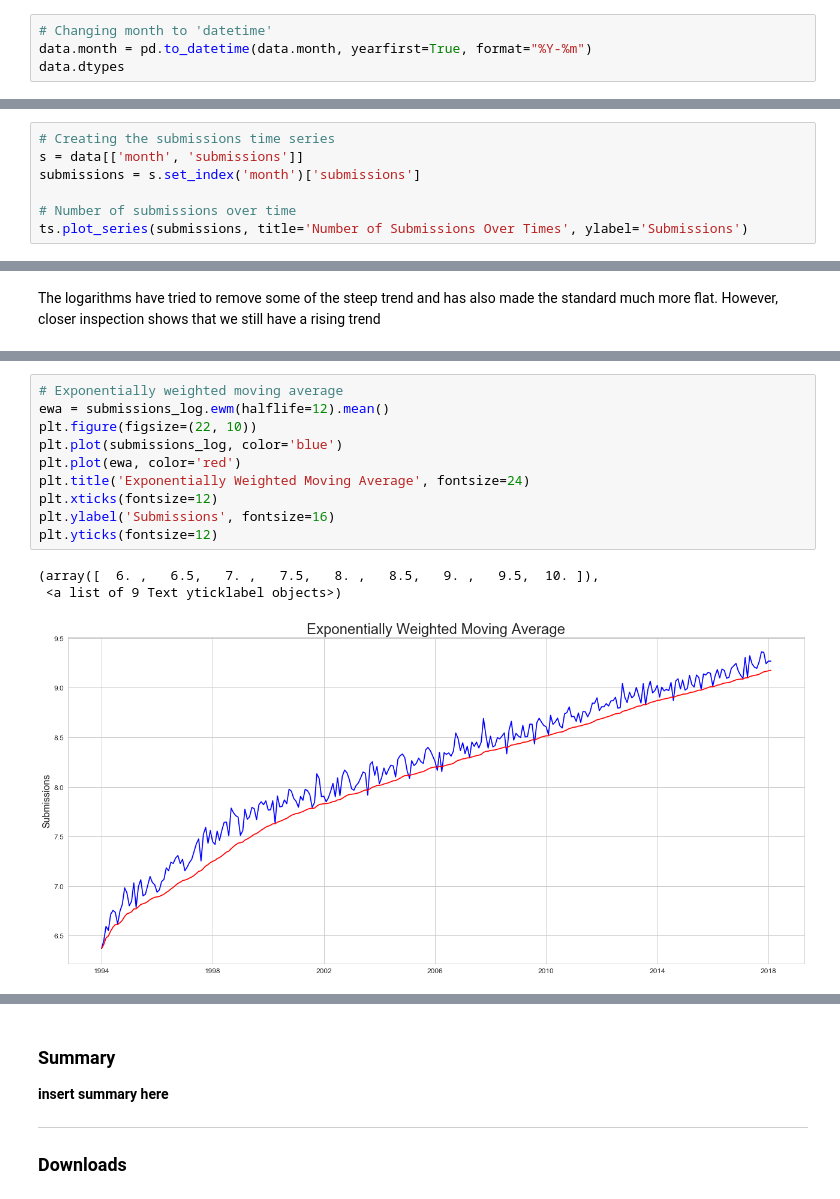
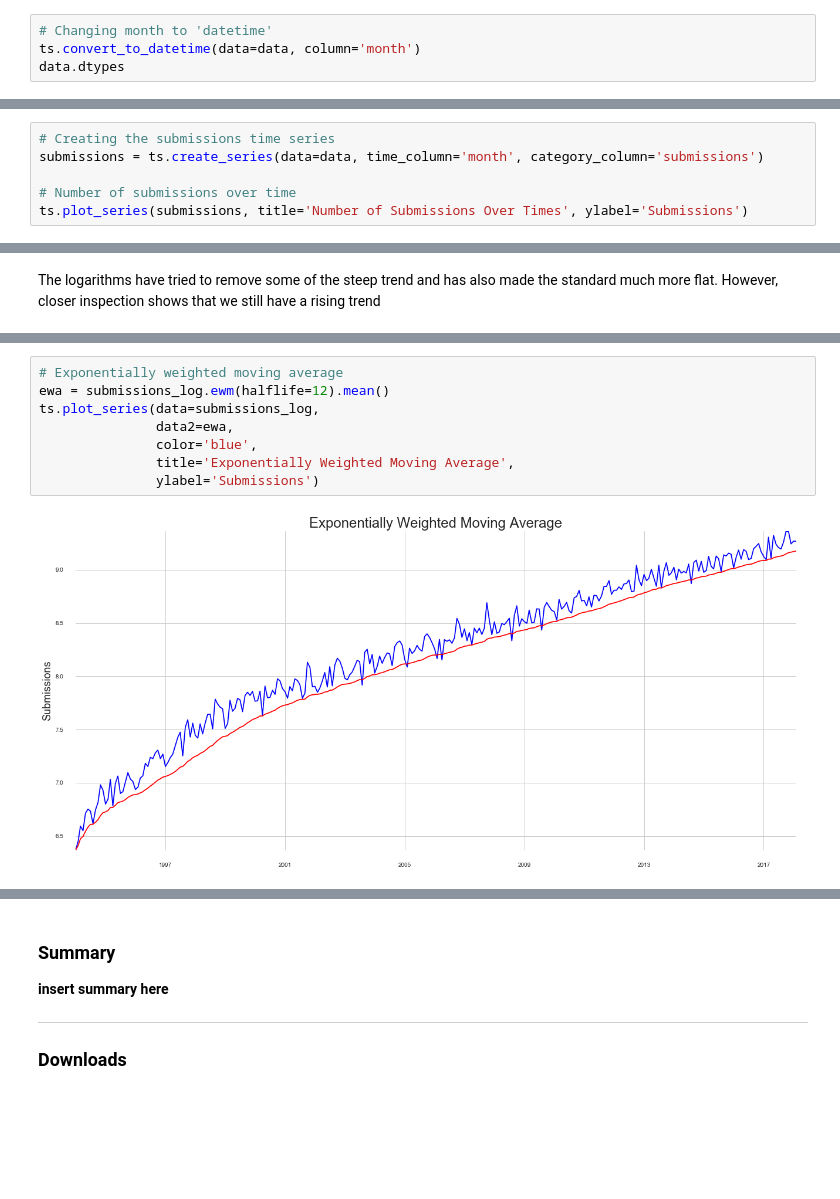
Before and after one commit to wildlyclassyprince/data-playground, a Jupyter notebook: arxiv/arxiv_monthly_submissions_and_downloads.ipynb, the cells around one changed output, grey strips where cells are left out. Drawn from its saved outputs; the diff is of its cells as text; blank space fills up the shorter version.

```diff
--- a/arxiv/arxiv_monthly_submissions_and_downloads.ipynb
+++ b/arxiv/arxiv_monthly_submissions_and_downloads.ipynb
@@ -90,7 +90,7 @@ dtype: int64
 Our dataset has 4 columns and 290 rows. There are no missing values. We'll now proceed with further cleaning of our data.
 # %%
 # Changing month to 'datetime'
-data.month = pd.to_datetime(data.month, yearfirst=True, format="%Y-%m")
+ts.convert_to_datetime(data=data, column='month')
 data.dtypes
 # %% [output]
 month               datetime64[ns]
@@ -157,8 +156,7 @@ Results from the Dickey-Fuller test show a test statistic value of $-2.27$, whic
 ### Submissions
 # %%
 # Creating the submissions time series
-s = data[['month', 'submissions']]
-submissions = s.set_index('month')['submissions']
+submissions = ts.create_series(data=data, time_column='month', category_column='submissions')
 
 # Number of submissions over time
 ts.plot_series(submissions, title='Number of Submissions Over Times', ylabel='Submissions')
@@ -223,17 +221,13 @@ dtype: float64
 # %%
 # Exponentially weighted moving average
 ewa = submissions_log.ewm(halflife=12).mean()
-plt.figure(figsize=(22, 10))
-plt.plot(submissions_log, color='blue')
-plt.plot(ewa, color='red')
-plt.title('Exponentially Weighted Moving Average', fontsize=24)
-plt.xticks(fontsize=12)
-plt.ylabel('Submissions', fontsize=16)
-plt.yticks(fontsize=12)
+ts.plot_series(data=submissions_log,
+               data2=ewa,
+               color='blue',
+               title='Exponentially Weighted Moving Average',
+               ylabel='Submissions')
 # %% [output]
-(array([  6. ,   6.5,   7. ,   7.5,   8. ,   8.5,   9. ,   9.5,  10. ]),
- <a list of 9 Text yticklabel objects>)
-[figure, old version]
+[figure, new version]
 # %%
 # Removing the exponentially weighted mean from the series
 submissions_log_ewa = submissions_log - ewa
```
Also changed, not shown: parts of 37 cells of this notebook, 9 other files.
